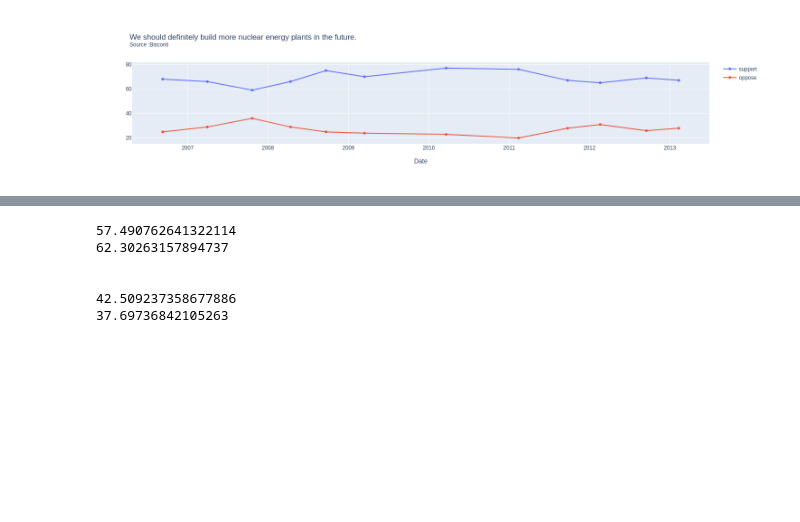
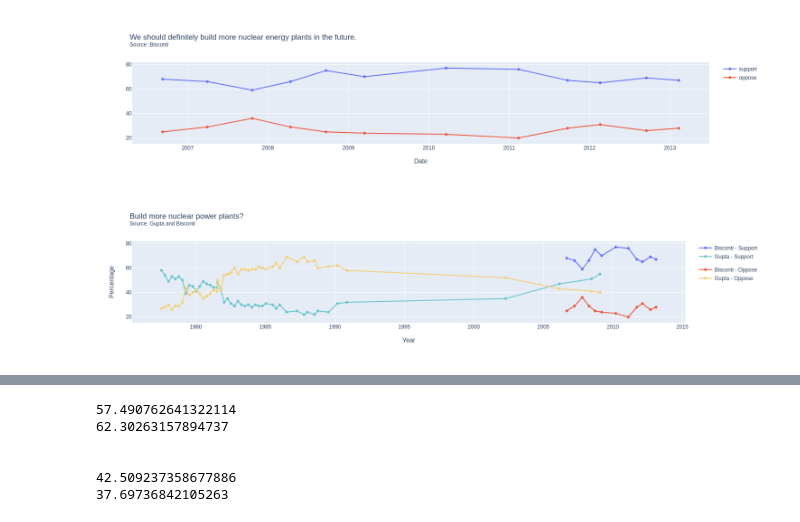
Before and after one commit to ekirchman/Capstone-notebooks, a Jupyter notebook: Gupta.ipynb, the cells around one changed output, grey strips where cells are left out. Saved outputs shown, nothing was run; the diff lists cells and outputs as text; code cells hidden in the pictures; blank space fills up the shorter version.

```diff
--- a/Gupta.ipynb
+++ b/Gupta.ipynb
@@ -193,8 +199,22 @@ df9 = df_date[df_date['question'].str.contains(s4)]
 df9 = df9.sort_values(by=['date'])
 source = df9['firm'].iloc[0].title()
 title = s5 + "<br><sup>Source :" + source + "<sup>"
-fig = px.line(df9, x="date", y=["support", "oppose"], title=title, markers=True)
-fig.update_layout(yaxis_title="", xaxis_title="Date", legend_title="")
-fig.show()
+fig_bis = px.line(df9, x="date", y=["support", "oppose"], title=title, markers=True)
+fig_bis.update_layout(yaxis_title="", xaxis_title="Date", legend_title="")
+# fig.show()
 # %% [output]
 [figure]
+# %%
+# fig_bis.update_layout()
+fig_bis['data'][0]['name'] = "Bisconti - Support"
+fig_bis['data'][1]['name'] = "Bisconti - Oppose"
+fig_gupta = px.line(resultdf, x="date", y=["support", "oppose"], title=title, markers=True, color_discrete_sequence=px.colors.qualitative.Pastel)
+fig_gupta['data'][0]['name'] = "Gupta - Support"
+fig_gupta['data'][1]['name'] = "Gupta - Oppose"
+
+fig3 = go.Figure(data=fig_bis.data + fig_gupta.data)
+title= "Build more nuclear power plants?" + "<br><sup>Source: " + "Gupta and Bisconti" + "<sup>"
+fig3.update_layout(title=title, yaxis_title="Percentage", xaxis_title="Year")
+fig3.show()
+# %% [output]
+[figure, added]
```
Also changed, not shown: parts of 6 cells of this notebook, 1 other file.
